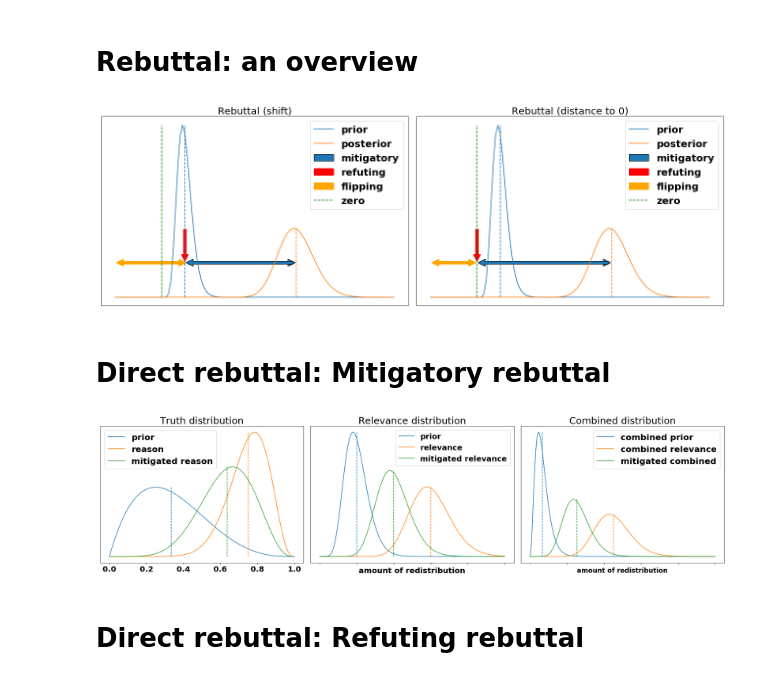
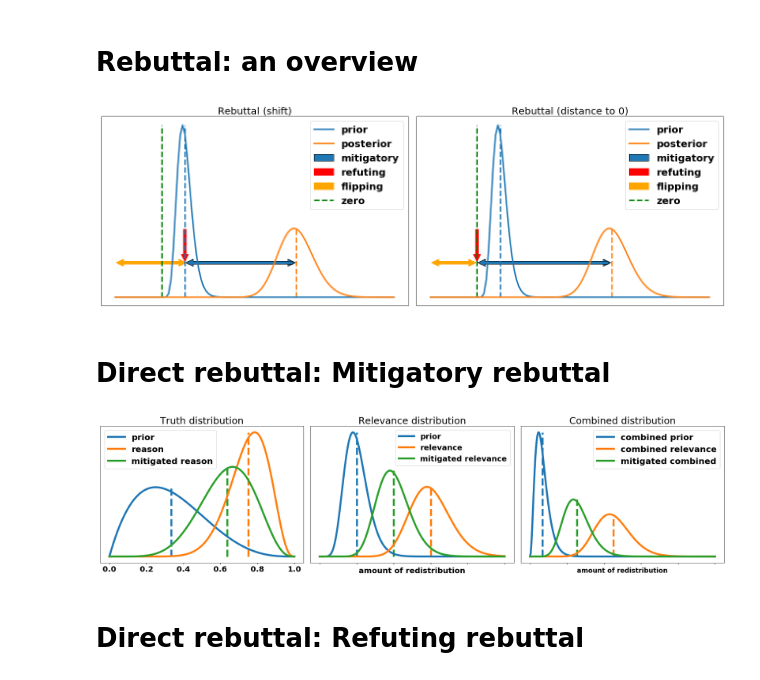
Before and after one commit to mariushobbhahn/mariushobbhahn.github.io, a Jupyter notebook: img/Probabilistic_Judging_2/Probabilistic Judging Part2.ipynb, the cells around one changed output. Drawn from its saved outputs; the diff is of its cells as text; code cells hidden in the pictures.

Commit message:
updated figures for prob judging

```diff
--- a/img/Probabilistic_Judging_2/Probabilistic Judging Part2.ipynb
+++ b/img/Probabilistic_Judging_2/Probabilistic Judging Part2.ipynb
@@ -150,11 +150,11 @@ axs[0].add_patch(arrow_shift_left_mit)
 axs[0].add_patch(arrow_shift_ref)
 axs[0].add_patch(arrow_shift_right_flip)
 axs[0].add_patch(arrow_shift_left_flip)
-axs[0].plot(x_gamma, gamma_p, label='prior')
-axs[0].plot(x_gamma, gamma_5, label='posterior')
-axs[0].vlines(g_p*s, ymin=0, ymax=1*gamma_p.max(), linestyle='dashed', alpha=1, color="#1f77b4")
-axs[0].vlines(g_5*s, ymin=0, ymax=1*gamma_5.max(), linestyle='dashed', alpha=1, color="#ff7f0e")
-axs[0].vlines(0, ymin=0, ymax=1*gamma_p.max(), linestyle='dashed', alpha=1, color="green", label='zero')
+axs[0].plot(x_gamma, gamma_p, label='prior', linewidth=3)
+axs[0].plot(x_gamma, gamma_5, label='posterior', linewidth=3)
+axs[0].vlines(g_p*s, ymin=0, ymax=1*gamma_p.max(), linestyle='dashed', alpha=1, color="#1f77b4", linewidth=3)
+axs[0].vlines(g_5*s, ymin=0, ymax=1*gamma_5.max(), linestyle='dashed', alpha=1, color="#ff7f0e", linewidth=3)
+axs[0].vlines(0, ymin=0, ymax=1*gamma_p.max(), linestyle='dashed', alpha=1, color="green", label='zero', linewidth=3)
 axs[0].set_yticklabels([])
 axs[0].set_yticks([])
 axs[0].set_xticklabels([])
@@ -184,11 +184,11 @@ axs[1].add_patch(arrow_abs_left_mit)
 axs[1].add_patch(arrow_abs_ref)
 axs[1].add_patch(arrow_abs_right_flip)
 axs[1].add_patch(arrow_abs_left_flip)
-axs[1].plot(x_gamma, gamma_p, label='prior')
-axs[1].plot(x_gamma, gamma_5, label='posterior')
-axs[1].vlines(g_p*s, ymin=0, ymax=1*gamma_p.max(), linestyle='dashed', alpha=1, color="#1f77b4")
-axs[1].vlines(g_5*s, ymin=0, ymax=1*gamma_5.max(), linestyle='dashed', alpha=1, color="#ff7f0e")
-axs[1].vlines(0, ymin=0, ymax=1*gamma_p.max(), linestyle='dashed', alpha=1, color="green", label='zero')
+axs[1].plot(x_gamma, gamma_p, label='prior', linewidth=3)
+axs[1].plot(x_gamma, gamma_5, label='posterior', linewidth=3)
+axs[1].vlines(g_p*s, ymin=0, ymax=1*gamma_p.max(), linestyle='dashed', alpha=1, color="#1f77b4", linewidth=3)
+axs[1].vlines(g_5*s, ymin=0, ymax=1*gamma_5.max(), linestyle='dashed', alpha=1, color="#ff7f0e", linewidth=3)
+axs[1].vlines(0, ymin=0, ymax=1*gamma_p.max(), linestyle='dashed', alpha=1, color="green", label='zero', linewidth=3)
 axs[1].set_yticklabels([])
 axs[1].set_yticks([])
 axs[1].set_xticklabels([])
@@ -198,11 +198,11 @@ axs[1].set_title('Rebuttal (distance to 0)', fontsize=20)
 
 
 plt.tight_layout()
-    plt.savefig('shift_vs_distance0_rebuttal.png', dpi=300)
+plt.savefig('shift_vs_distance0_rebuttal.png', dpi=300)
 
 plt.show();
 # %% [output]
-[figure, old version]
+[figure, new version]
 # %% [markdown]
 # Direct rebuttal: Mitigatory rebuttal
 # %%
@@ -258,55 +258,55 @@ gb_exp_2_2_gn, gamma_beta_2_2_gn = gamma_beta(x_gamma_gn, a_2_gn, b_2_gn, g_2_gn
 
 fig, axs = plt.subplots(nrows=1, ncols=3, sharex=False, figsize=(23, 6))
 
-axs[0].plot(x_gn, beta_p_gn, label='prior')
-axs[0].plot(x_gn, beta_1_gn, label='reason')
-axs[0].plot(x_gn, beta_2_gn, label='mitigated reason')
-axs[0].vlines(beta_p_exp_gn, ymin=0, ymax=1*beta_p_gn.max(), linestyle='dashed', alpha=1, color="#1f77b4")
-axs[0].vlines(beta_1_exp_gn, ymin=0, ymax=1*beta_1_gn.max(), linestyle='dashed', alpha=1, color="#ff7f0e")
-axs[0].vlines(beta_2_exp_gn, ymin=0, ymax=1*beta_2_gn.max(), linestyle='dashed', alpha=1, color="#2ca02c")
+axs[0].plot(x_gn, beta_p_gn, label='prior', linewidth=5)
+axs[0].plot(x_gn, beta_1_gn, label='reason', linewidth=5)
+axs[0].plot(x_gn, beta_2_gn, label='mitigated reason', linewidth=5)
+axs[0].vlines(beta_p_exp_gn, ymin=0, ymax=1*beta_p_gn.max(), linestyle='dashed', alpha=1, color="#1f77b4", linewidth=5)
+axs[0].vlines(beta_1_exp_gn, ymin=0, ymax=1*beta_1_gn.max(), linestyle='dashed', alpha=1, color="#ff7f0e", linewidth=5)
+axs[0].vlines(beta_2_exp_gn, ymin=0, ymax=1*beta_2_gn.max(), linestyle='dashed', alpha=1, color="#2ca02c", linewidth=5)
 axs[0].set_yticklabels([])
 axs[0].set_yticks([])
 axs[0].legend(prop={'size': 22})
 axs[0].set_title('Truth distribution', fontdict={'fontsize': 25})
 
-axs[1].plot(x_gamma_gn, gamma_p_gn, label='prior')
-axs[1].plot(x_gamma_gn, gamma_1_gn, label='relevance')
-axs[1].plot(x_gamma_gn, gamma_2_gn, label='mitigated relevance')
-axs[1].vlines(g_p_gn*s_gn, ymin=0, ymax=1*gamma_p_gn.max(), linestyle='dashed', alpha=1, color="#1f77b4")
-axs[1].vlines(g_1_gn*s_gn, ymin=0, ymax=1*gamma_1_gn.max(), linestyle='dashed', alpha=1, color="#ff7f0e")
-axs[1].vlines(g_2_gn*s_gn, ymin=0, ymax=1*gamma_2_gn.max(), linestyle='dashed', alpha=1, color="#2ca02c")
+axs[1].plot(x_gamma_gn, gamma_p_gn, label='prior', linewidth=5)
+axs[1].plot(x_gamma_gn, gamma_1_gn, label='relevance', linewidth=5)
+axs[1].plot(x_gamma_gn, gamma_2_gn, label='mitigated relevance', linewidth=5)
+axs[1].vlines(g_p_gn*s_gn, ymin=0, ymax=1*gamma_p_gn.max(), linestyle='dashed', alpha=1, color="#1f77b4", linewidth=5)
+axs[1].vlines(g_1_gn*s_gn, ymin=0, ymax=1*gamma_1_gn.max(), linestyle='dashed', alpha=1, color="#ff7f0e", linewidth=5)
+axs[1].vlines(g_2_gn*s_gn, ymin=0, ymax=1*gamma_2_gn.max(), linestyle='dashed', alpha=1, color="#2ca02c", linewidth=5)
 axs[1].set_yticklabels([])
 axs[1].set_yticks([])
 #axs[1].set_xticklabels(x_labels, fontdict={'fontsize':fs_tick_labels})
 axs[1].set_xticklabels([])
 axs[1].set_xlabel('amount of redistribution', fontsize=20)
 axs[1].legend(prop={'size': 20})
 axs[1].set_title('Relevance distribution', fontdict={'fontsize': 25})
 
-axs[2].plot(x_gamma_gn, gamma_beta_p_gn, label='combined prior')
-axs[2].plot(x_gamma_gn, gamma_beta_1_1_gn, label='combined relevance')
-axs[2].plot(x_gamma_gn, gamma_beta_2_2_gn, label='mitigated combined')
-axs[2].vlines(gb_exp_p_gn*s_gn*g_p_gn, ymin=0, ymax=1*gamma_beta_p_gn.max(), linestyle='dashed', alpha=1, color="#1f77b4")
-axs[2].vlines(gb_exp_1_1_gn*s_gn*g_1_gn, ymin=0, ymax=1*gamma_beta_1_1_gn.max(), linestyle='dashed', alpha=1, color="#ff7f0e")
-axs[2].vlines(gb_exp_2_2_gn*s_gn*g_2_gn, ymin=0, ymax=1*gamma_beta_2_2_gn.max(), linestyle='dashed', alpha=1, color="#2ca02c")
+axs[2].plot(x_gamma_gn, gamma_beta_p_gn, label='combined prior', linewidth=5)
+axs[2].plot(x_gamma_gn, gamma_beta_1_1_gn, label='combined relevance', linewidth=5)
+axs[2].plot(x_gamma_gn, gamma_beta_2_2_gn, label='mitigated combined', linewidth=5)
+axs[2].vlines(gb_exp_p_gn*s_gn*g_p_gn, ymin=0, ymax=1*gamma_beta_p_gn.max(), linestyle='dashed', alpha=1, color="#1f77b4", linewidth=5)
+axs[2].vlines(gb_exp_1_1_gn*s_gn*g_1_gn, ymin=0, ymax=1*gamma_beta_1_1_gn.max(), linestyle='dashed', alpha=1, color="#ff7f0e", linewidth=5)
+axs[2].vlines(gb_exp_2_2_gn*s_gn*g_2_gn, ymin=0, ymax=1*gamma_beta_2_2_gn.max(), linestyle='dashed', alpha=1, color="#2ca02c", linewidth=5)
 axs[2].set_yticklabels([])
 axs[2].set_yticks([])
 #axs[2].set_xticklabels(x_labels, fontdict={'fontsize':fs_tick_labels})
 axs[2].set_xticklabels([])
 axs[2].set_xlabel('amount of redistribution', fontsize=17)
 axs[2].legend(prop={'size': 22})
 axs[2].set_title('Combined distribution', fontdict={'fontsize': 25})
 
 for ax in fig.axes:
     plt.sca(ax)
     plt.xticks(fontsize = 20)
 
 plt.tight_layout()
 plt.savefig('mitigatory_rebuttal.png', dpi=300)
 
 plt.show();
 # %% [output]
-[figure, old version]
+[figure, new version]
 # %% [markdown]
 # Direct rebuttal: Refuting rebuttal
 # %%
```
Also changed, not shown: parts of 6 cells of this notebook, 25 other files.
